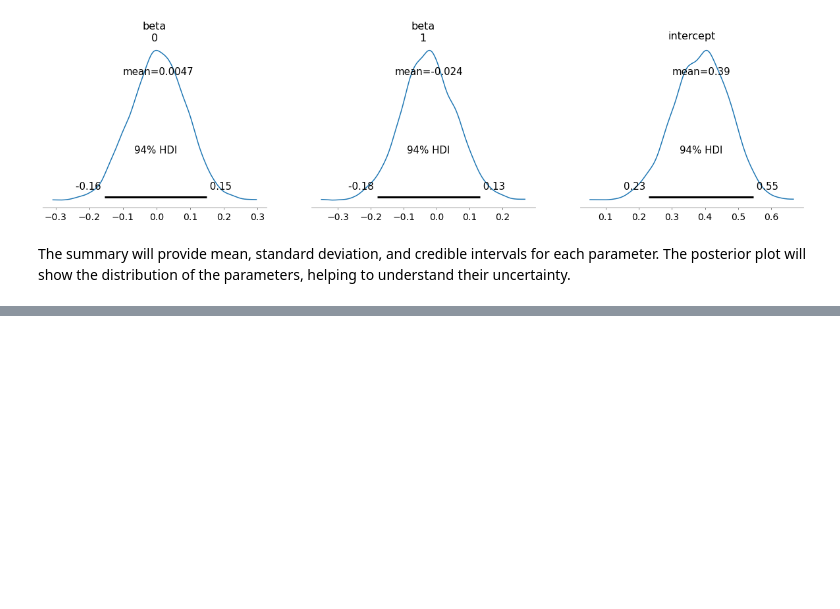
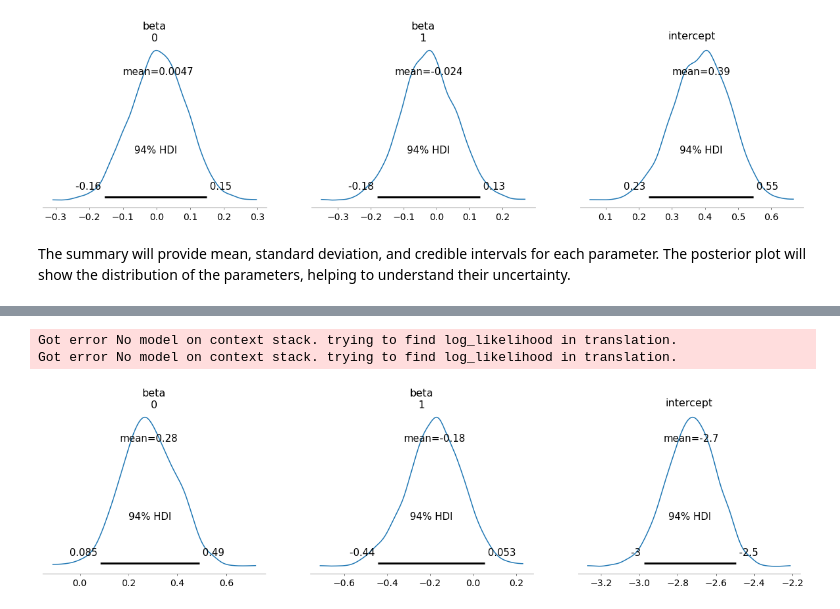
Before and after one commit to rowedata/Bayesian-Regression, a Jupyter notebook: Bayesian Regression.ipynb, the cells around one changed output, grey strips where cells are left out. Cells and saved outputs as stored; diff of their text form; code cells hidden in the pictures; blank space fills up the shorter version.

Commit message:
added data and two predictors model

```diff
--- a/Bayesian Regression.ipynb
+++ b/Bayesian Regression.ipynb
@@ -78,0 +116,5 @@ The posterior plot will show the distribution of the parameters, helping to unde
+# %%
+df = df.iloc[:1000]
+# %%
+X = df[['customer_age', 'vehicle_age']]
+y = df['claim_status']
@@ -78,0 +125,19 @@ The posterior plot will show the distribution of the parameters, helping to unde
+# %%
+scaler = StandardScaler()
+X_scaled = scaler.fit_transform(X)
+# %%
+with pm.Model() as model:
+    # Priors for regression coefficients
+    beta = pm.Normal('beta', mu=0, sigma=10, shape=X_scaled.shape[1])
+
+    # Intercept
+    intercept = pm.Normal('intercept', mu=0, sigma=10)
+
+    # Linear model
+    mu = intercept + pm.math.dot(X_scaled, beta)
+
+    # Likelihood
+    y_obs = pm.Poisson('y_obs', mu=pm.math.exp(mu), observed=y)
+
+    # Posterior sampling
+    trace = pm.sample(1000, tune=500, cores=2)
@@ -78,0 +152,11 @@ The posterior plot will show the distribution of the parameters, helping to unde
+# %%
+# Summary of posterior
+az.summary(trace)
+
+# Plot posterior distributions
+az.plot_posterior(trace)
+plt.show()
+# %% [output]
+Got error No model on context stack. trying to find log_likelihood in translation.
+Got error No model on context stack. trying to find log_likelihood in translation.
+[figure, added]
```
Also changed, not shown: parts of 11 cells of this notebook, 2 other files.
